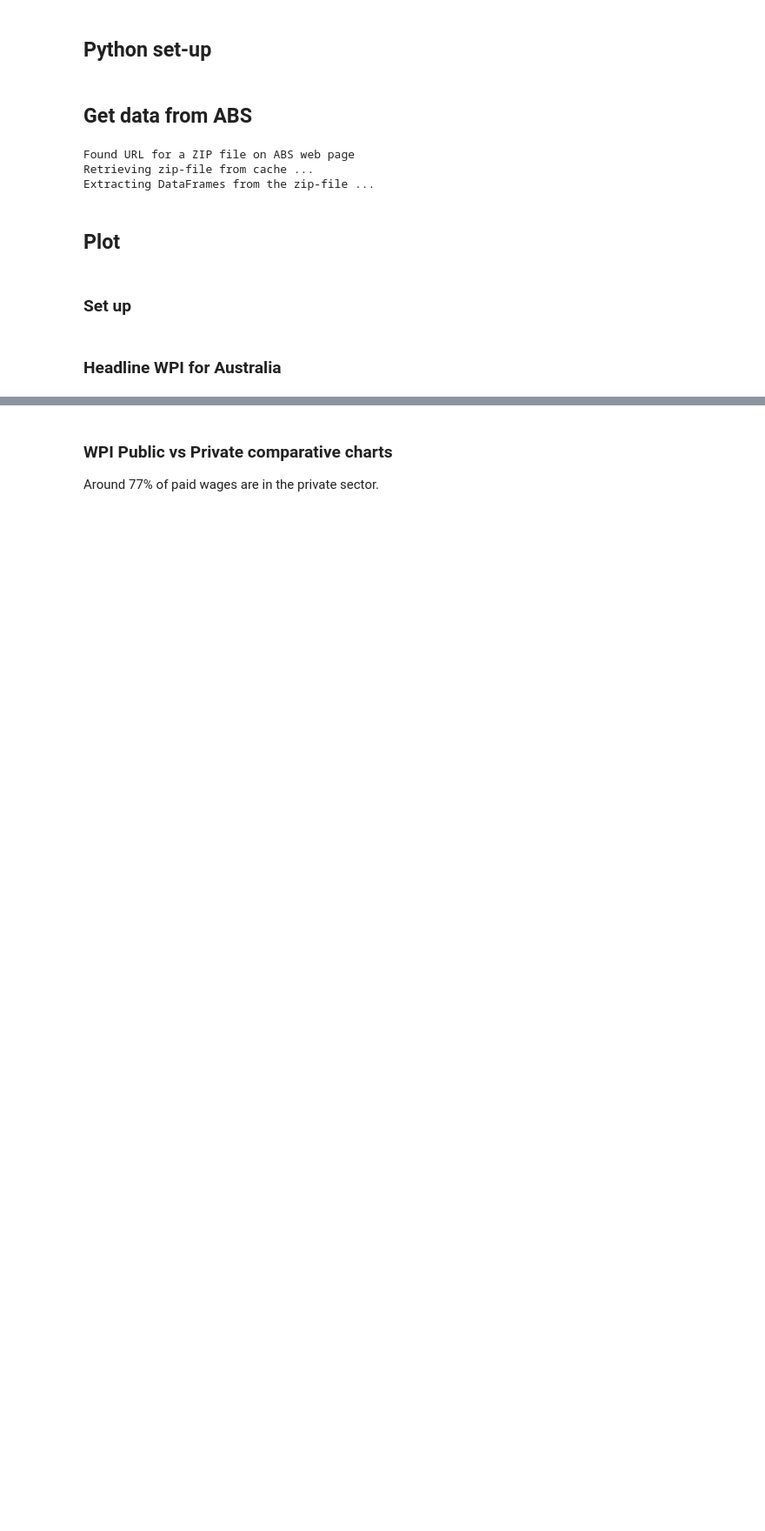
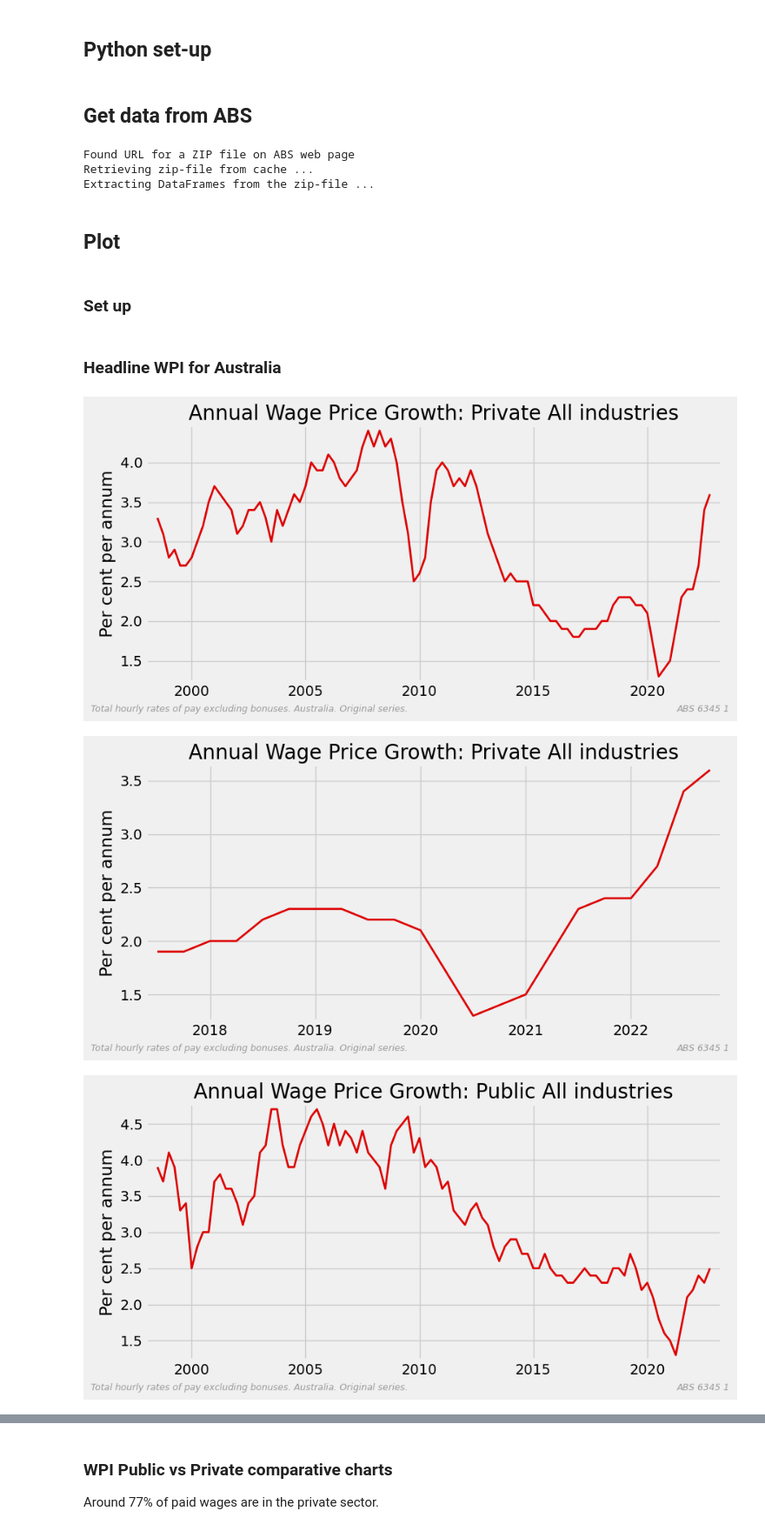
Before and after one commit to bpalmer4/Charts-based-on-ABS-data, a Jupyter notebook: notebooks/ABS Quarterly Wage Price Index 6345.ipynb, the cells around one changed output, grey strips where cells are left out. Shown at 87% size. Cells and saved outputs as stored; diff of their text form; code cells hidden in the pictures; blank space fills up the shorter version.

```diff
--- a/notebooks/ABS Quarterly Wage Price Index 6345.ipynb
+++ b/notebooks/ABS Quarterly Wage Price Index 6345.ipynb
@@ -34,6 +34,9 @@ from plotting import (
 pd.options.display.max_rows = None
 pd.options.display.max_columns = 999
 pd.options.display.max_colwidth = 100
+
+# display charts in this notebook
+SHOW = True
 # %% [markdown]
 ## Get data from ABS
 # %%
@@ -74,31 +77,35 @@ selected = meta[
     (meta[table_col] == table)
     & (meta[type_col] == series_type)
     & meta[did_col].str.contains(select)
 ]
 
 text = "Total hourly rates of pay excluding bonuses ;  Australia"
 dict = {}  # used for public v private comparative charts below
 
 for series_id, desc in zip(selected[id_col], selected[did_col]):
     # get the title
     title = (
         desc.replace(select, "")
         .replace(text, "")
         .replace(";", "")
         .replace("Private and Public", "All sectors")
         .strip()
     )
     title = re.sub(" +", " ", title)
     series = data[series_id].dropna()
     dict[title] = series
 
     line_plot(
         series,
         starts=plot_times,
         tags=plot_tags,
         title=f"Annual Wage Price Growth: {title}",
         ylabel="Per cent per annum",
         rfooter=f"{source} {table}",
         lfooter=f'{text.replace(" ; ", ".")}. {series_type} series.',
-        # show=True,
+        show=SHOW,
     )
+# %% [output]
+[figure, added]
+[figure, added]
+[figure, added]
```
Also changed, not shown: parts of 4 cells of this notebook, 7 other files.
